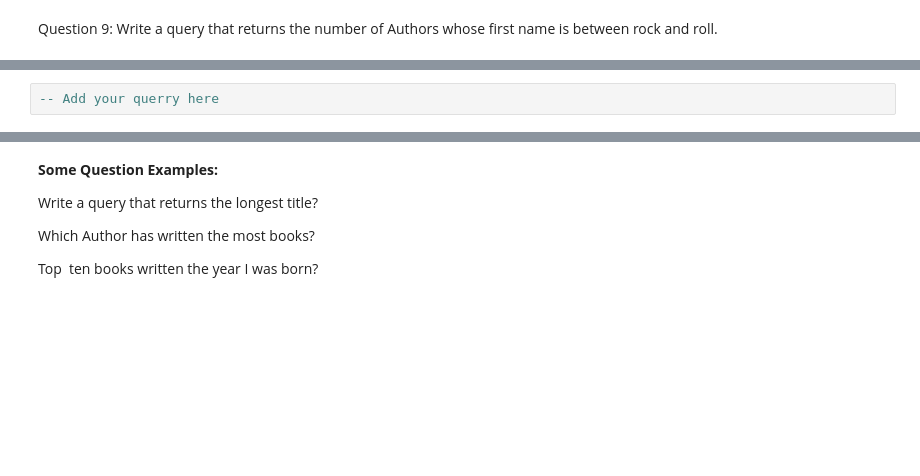
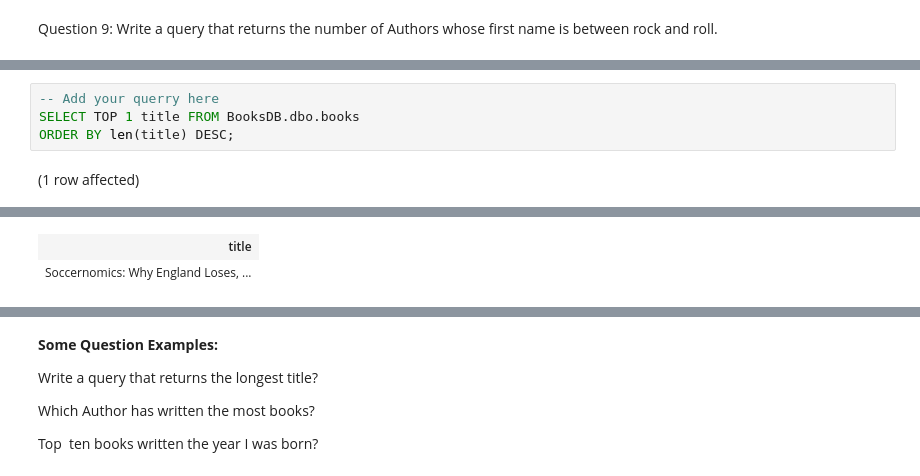
Before and after one commit to odelmas-sci/SQL-Part-1-Studio, a Jupyter notebook: SQL-Part-1-Studio.ipynb, the cells around one changed output, grey strips where cells are left out. Drawn from its saved outputs; the diff is of its cells as text; blank space fills up the shorter version.

```diff
--- a/SQL-Part-1-Studio.ipynb
+++ b/SQL-Part-1-Studio.ipynb
@@ -163,2 +160,6 @@ Your Question: Click here to add
-# %%
--- Add your querry here
+# %%
+-- Add your querry here
+SELECT TOP 1 title FROM BooksDB.dbo.books
+ORDER BY len(title) DESC;
+# %% [output]
+(1 row affected)
@@ -164,0 +167,2 @@ Your Question: Click here to add
+| title |
+| Soccernomics: Why England Loses, ... |
```
Also changed, not shown: parts of 8 cells of this notebook.
